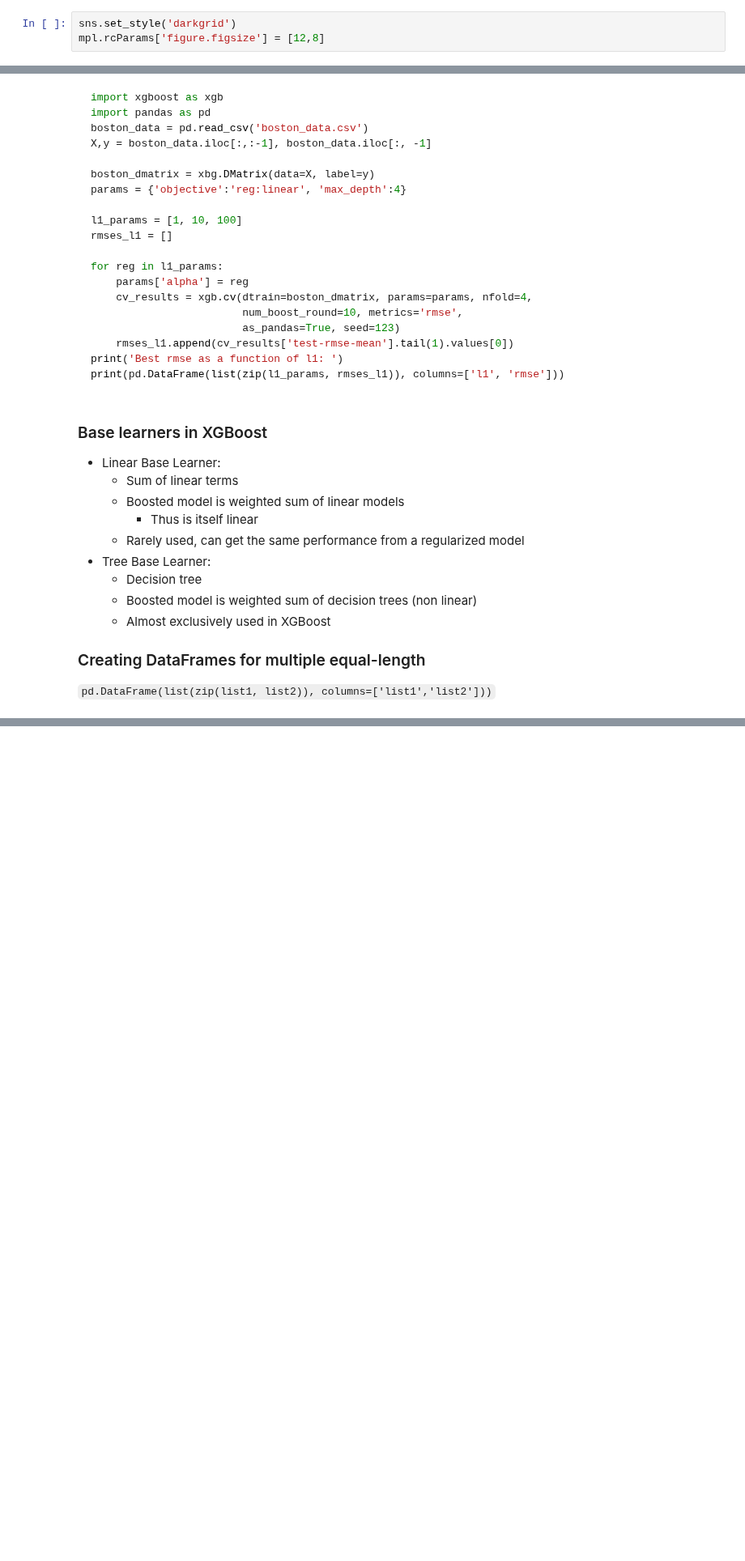
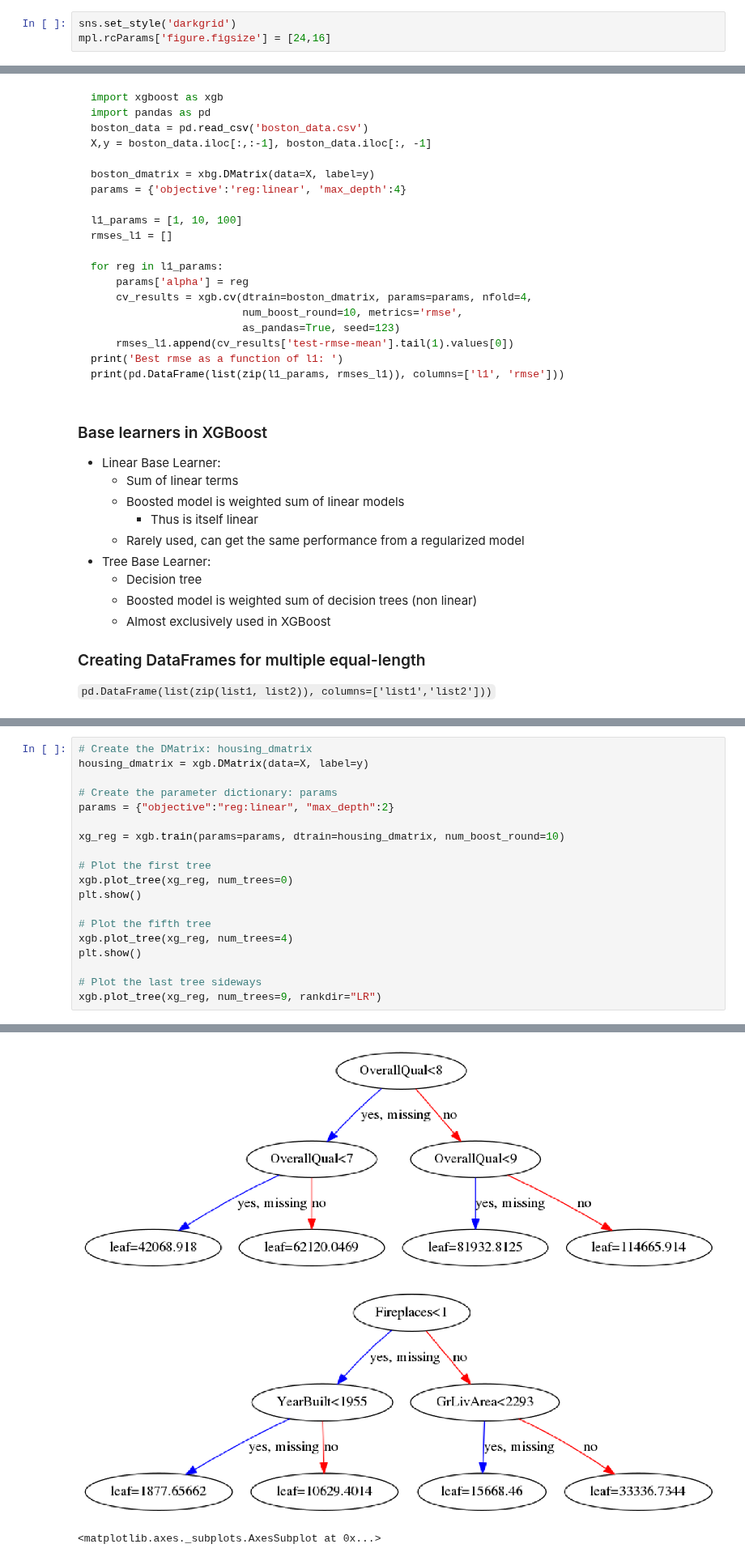
Before and after one commit to MikSm1th/datacamp_notes, a Jupyter notebook: xgboost/Chap2.ipynb, the cells around one changed output, grey strips where cells are left out. Shown at 81% size. Saved outputs shown, nothing was run; the diff lists cells and outputs as text; blank space fills up the shorter version.

```diff
--- a/xgboost/Chap2.ipynb
+++ b/xgboost/Chap2.ipynb
@@ -9,7 +9,7 @@ import warnings
 warnings.filterwarnings('ignore')
 # %%
 sns.set_style('darkgrid')
-mpl.rcParams['figure.figsize'] = [12,8]
+mpl.rcParams['figure.figsize'] = [24,16]
 # %% [markdown]
 ### Regression review
 - Outcome is real valued
@@ -242,0 +242,20 @@ housing_dmatrix
+# %%
+# Create the DMatrix: housing_dmatrix
+housing_dmatrix = xgb.DMatrix(data=X, label=y)
+
+# Create the parameter dictionary: params
+params = {"objective":"reg:linear", "max_depth":2}
+
+xg_reg = xgb.train(params=params, dtrain=housing_dmatrix, num_boost_round=10)
+
+# Plot the first tree
+xgb.plot_tree(xg_reg, num_trees=0)
+plt.show()
+
+# Plot the fifth tree
+xgb.plot_tree(xg_reg, num_trees=4)
+plt.show()
+
+# Plot the last tree sideways
+xgb.plot_tree(xg_reg, num_trees=9, rankdir="LR")
+# %% [output]
@@ -242,0 +263,3 @@ housing_dmatrix
+[figure, added]
+[figure, added]
+<matplotlib.axes._subplots.AxesSubplot at 0x...>
```
Also changed, not shown: parts of 11 cells of this notebook.
